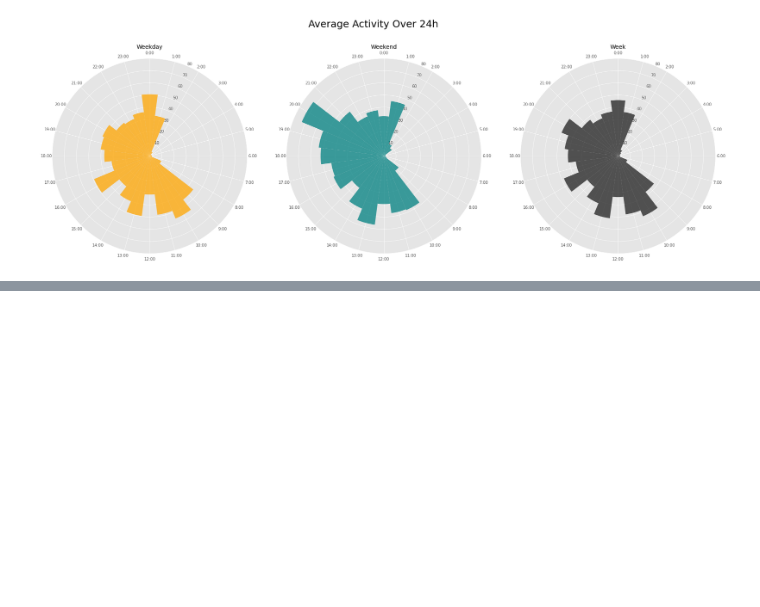
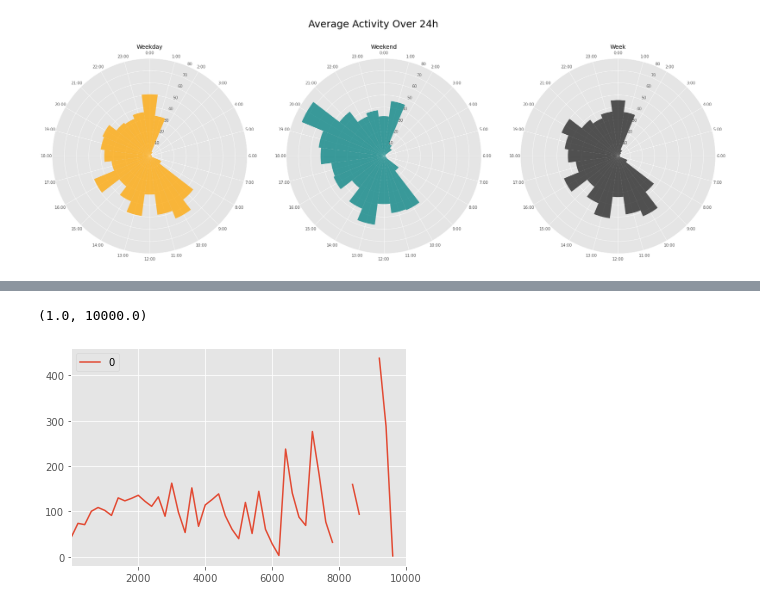
Before and after one commit to HForrest/Biol-422, a Jupyter notebook: Activity_analysis.ipynb, the cells around one changed output, grey strips where cells are left out. Saved outputs shown, nothing was run; the diff lists cells and outputs as text; code cells hidden in the pictures; blank space fills up the shorter version.

```diff
--- a/Activity_analysis.ipynb
+++ b/Activity_analysis.ipynb
@@ -191,0 +216,12 @@ plt.savefig('light_sleep.png')
+# %%
+bins = np.linspace(0,50000, 251)
+lst = []
+light = "White Light"
+
+for i in range(250):
+    x = df.loc[(bins[i] < df[light]) & (df[light] <= bins[i+1])]['Activity'].mean()
+    lst.append(x)
+pd.DataFrame(lst,bins[0:250]).plot().set_xlim(1,10000)
+# %% [output]
+(1.0, 10000.0)
+[figure, added]
```
Also changed, not shown: parts of 6 cells of this notebook, 2 other files.
